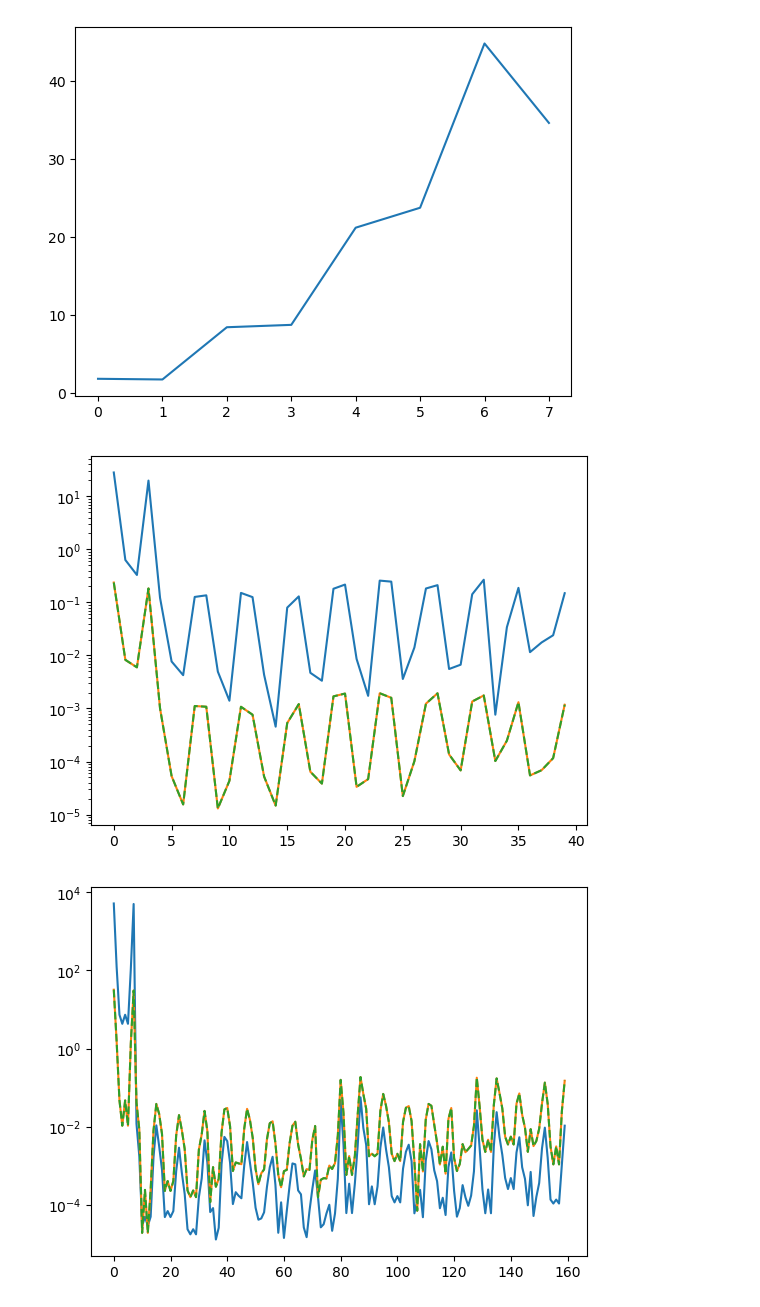
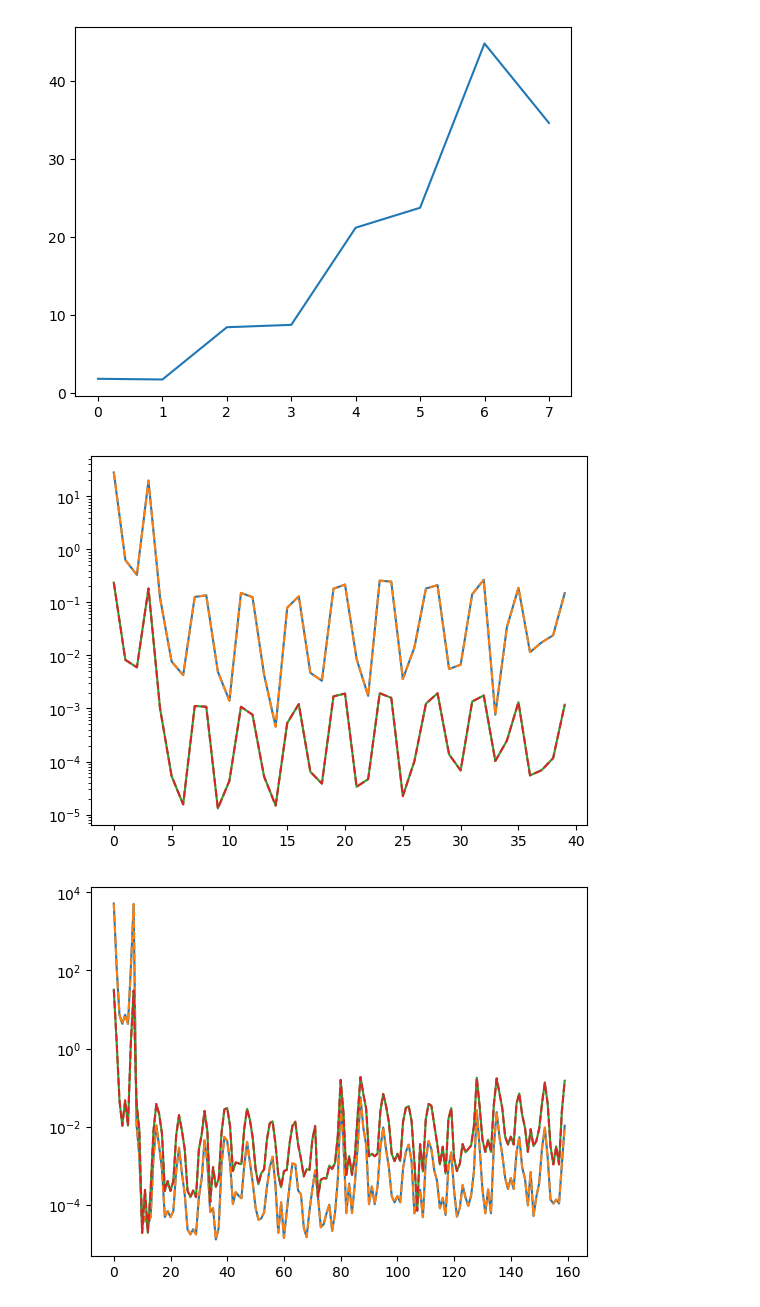
Before and after one commit to Eralys/STL_dev, a Jupyter notebook: STL_main/DT1_Test/Test_StlOperator.ipynb, the cells around one changed output. Cells and saved outputs as stored; diff of their text form; code cells hidden in the pictures.

Commit message:
implementation of the last version of high order coefs.

```diff
--- a/STL_main/DT1_Test/Test_StlOperator.ipynb
+++ b/STL_main/DT1_Test/Test_StlOperator.ipynb
@@ -186,30 +163,29 @@ def get_coefs(x,dropna=True):
         coefs = coefs[~np.isnan(coefs)]
     return coefs
 
-# S3 = stl_stat.S3.numpy()
-# S3 = S3[~np.isnan(S3)]
 
-# tmp_2 = stl_stat.S3_2.numpy()
-# tmp_2 = tmp_2[~np.isnan(tmp_2)]
-
-S3 = get_coefs(stl_stat.S3)
+S3_1 = get_coefs(stl_stat.S3_1)
 S3_2 = get_coefs(stl_stat.S3_2)
 S3_3 = get_coefs(stl_stat.S3_3)
+S3_4 = get_coefs(stl_stat.S3_4)
 
-plt.plot(abs(S3_2))
-plt.plot(abs(S3))
-plt.plot(abs(S3_3), ls='--')
+plt.plot(abs(S3_1))
+plt.plot(abs(S3_2), ls='--')
+plt.plot(abs(S3_3))
+plt.plot(abs(S3_4), ls='--')
 plt.yscale('log')
 # %% [output]
-[figure, old version]
+[figure, new version]
 # %%
-S4 = get_coefs(stl_stat.S4)
+S4_1 = get_coefs(stl_stat.S4_1)
 S4_2 = get_coefs(stl_stat.S4_2)
 S4_3 = get_coefs(stl_stat.S4_3)
+S4_4 = get_coefs(stl_stat.S4_4)
 
-plt.plot(abs(S4_2))
-plt.plot(abs(S4))
-plt.plot(abs(S4_3), ls='--')
+plt.plot(abs(S4_1))
+plt.plot(abs(S4_2), ls='--')
+plt.plot(abs(S4_3))
+plt.plot(abs(S4_4), ls='--')
 plt.yscale('log')
 # %% [output]
-[figure, old version]
+[figure, new version]
```
Also changed, not shown: parts of 2 cells of this notebook, 1 other file.
